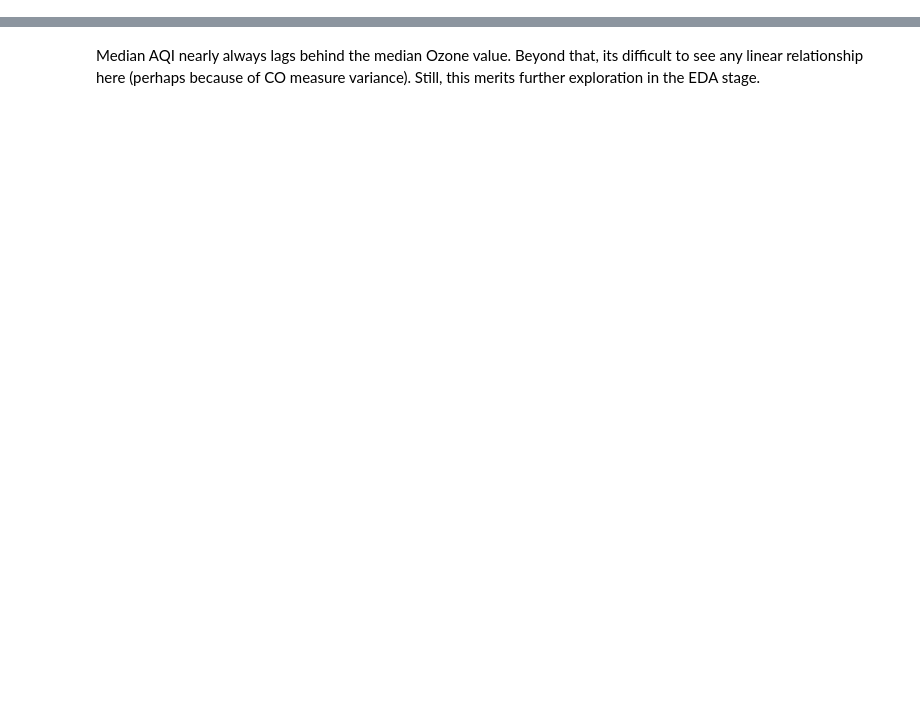
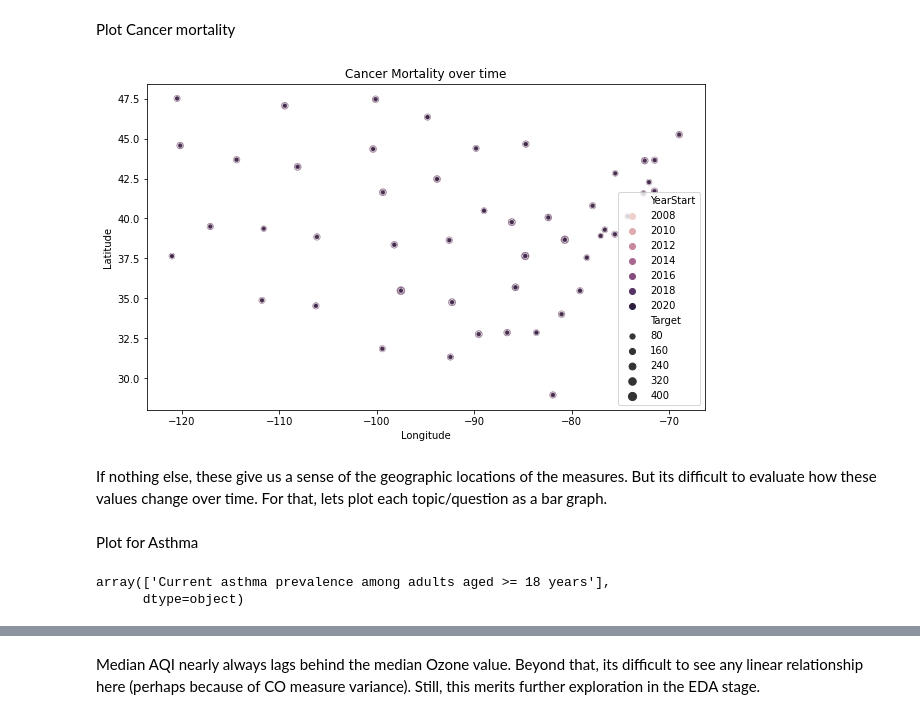
Before and after one commit to ccavnor/Springboard, a Jupyter notebook: capstone_two/notebooks/Capstone_two_eda.ipynb, the cells around one changed output, grey strips where cells are left out. Saved outputs shown, nothing was run; the diff lists cells and outputs as text; code cells hidden in the pictures; blank space fills up the shorter version.

```diff
--- a/capstone_two/notebooks/Capstone_two_eda.ipynb
+++ b/capstone_two/notebooks/Capstone_two_eda.ipynb
@@ -20,0 +158,11 @@ aqi_df.shape
+# %% [markdown]
+Plot Cancer mortality
+# %%
+geo_plot_topic_by_question(data=cdi_df,
+                           topic='Cancer',
+                           question='Cancer of the lung and bronchus, mortality',
+                           title = "Cancer Mortality over time")
+# %% [output]
+[figure, added]
+# %% [markdown]
+If nothing else, these give us a sense of the geographic locations of the measures. But its difficult to evaluate how these values change over time. For that, lets plot each topic/question as a bar graph.
@@ -20,0 +197,7 @@ aqi_df.shape
+# %% [markdown]
+Plot for Asthma
+# %%
+cdi_df[cdi_df.Topic == 'Asthma'].Question.unique()
+# %% [output]
+array(['Current asthma prevalence among adults aged >= 18 years'],
+      dtype=object)
```
Also changed, not shown: parts of 81 cells of this notebook.
